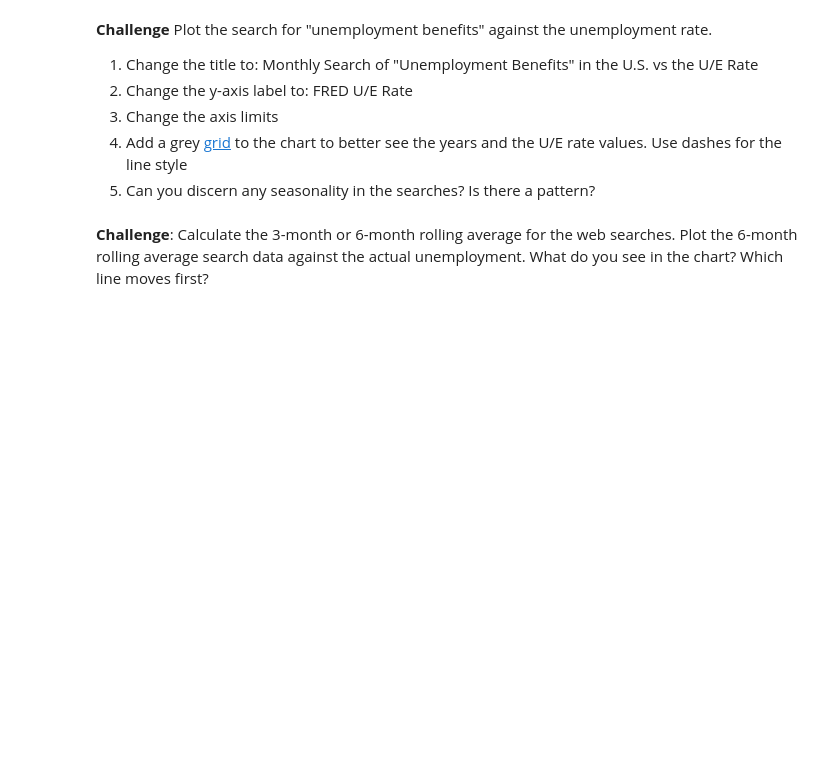
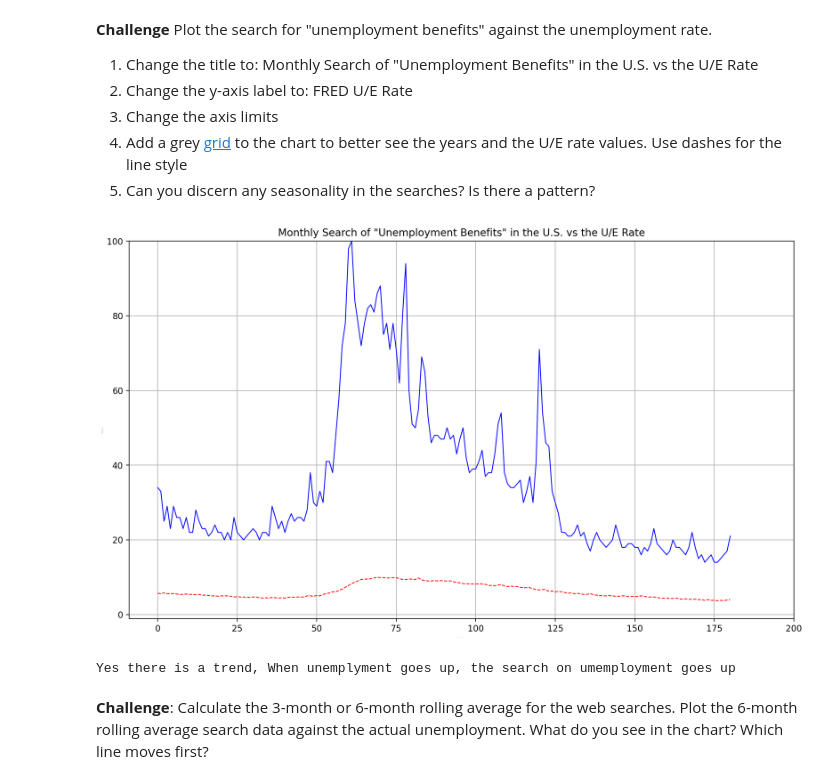
Before and after one commit to Aman88600/100-days-of-code, a Jupyter notebook: Day_75/Google Trends Data Viz (start)/Google Trends and Data Visualisation (start).ipynb, the cells around one changed output. Saved outputs shown, nothing was run; the diff lists cells and outputs as text; code cells hidden in the pictures; blank space fills up the shorter version.

```diff
--- a/Day_75/Google Trends Data Viz (start)/Google Trends and Data Visualisation (start).ipynb
+++ b/Day_75/Google Trends Data Viz (start)/Google Trends and Data Visualisation (start).ipynb
@@ -311,5 +333,30 @@ How to add tick formatting for dates on the x-axis.
 3. Change the axis limits <br>
 4. Add a grey [grid](https://matplotlib.org/3.2.1/api/_as_gen/matplotlib.pyplot.grid.html) to the chart to better see the years and the U/E rate values. Use dashes for the line style<br>
 5. Can you discern any seasonality in the searches? Is there a pattern?
+# %%
+from matplotlib.pyplot import figure
+
+figure(figsize=(14, 8), dpi=200)
+btc_stock_price = np.array(df_unemployment['UNRATE'])
+btc_web_search = np.array(df_unemployment['UE_BENEFITS_WEB_SEARCH'])
+# Plottig them on graph
+plt.title('Monthly Search of "Unemployment Benefits" in the U.S. vs the U/E Rate')
+plt.plot(btc_stock_price, color='red', linewidth=1, linestyle='dashed')
+plt.plot(btc_web_search, color='blue', linewidth=1)
+plt.xlabel('TSLA Stock Price', color='pink', size=1)
+plt.ylabel('FRED U/E Rate', color='magenta', size=1)
+# Set custom ticks
+# Set exactly 14 tick positions
+# tick_positions = np.linspace(min(btc_stock_price), max(btc_stock_price), 14)
+# plt.xticks(tick_positions)
+# plt.xticks(rotation=45)
+plt.xlim(right=200)
+plt.ylim(top=100)
+plt.grid(True)
+plt.show()
+print("Yes there is a trend, When unemplyment goes up, the search on umemployment goes up")
+# %% [output]
+[figure, added]
+Yes there is a trend, When unemplyment goes up, the search on umemployment goes up
 # %% [markdown]
 **Challenge**: Calculate the 3-month or 6-month rolling average for the web searches. Plot the 6-month rolling average search data against the actual unemployment. What do you see in the chart? Which line moves first?
```
Also changed, not shown: parts of 6 cells of this notebook.
